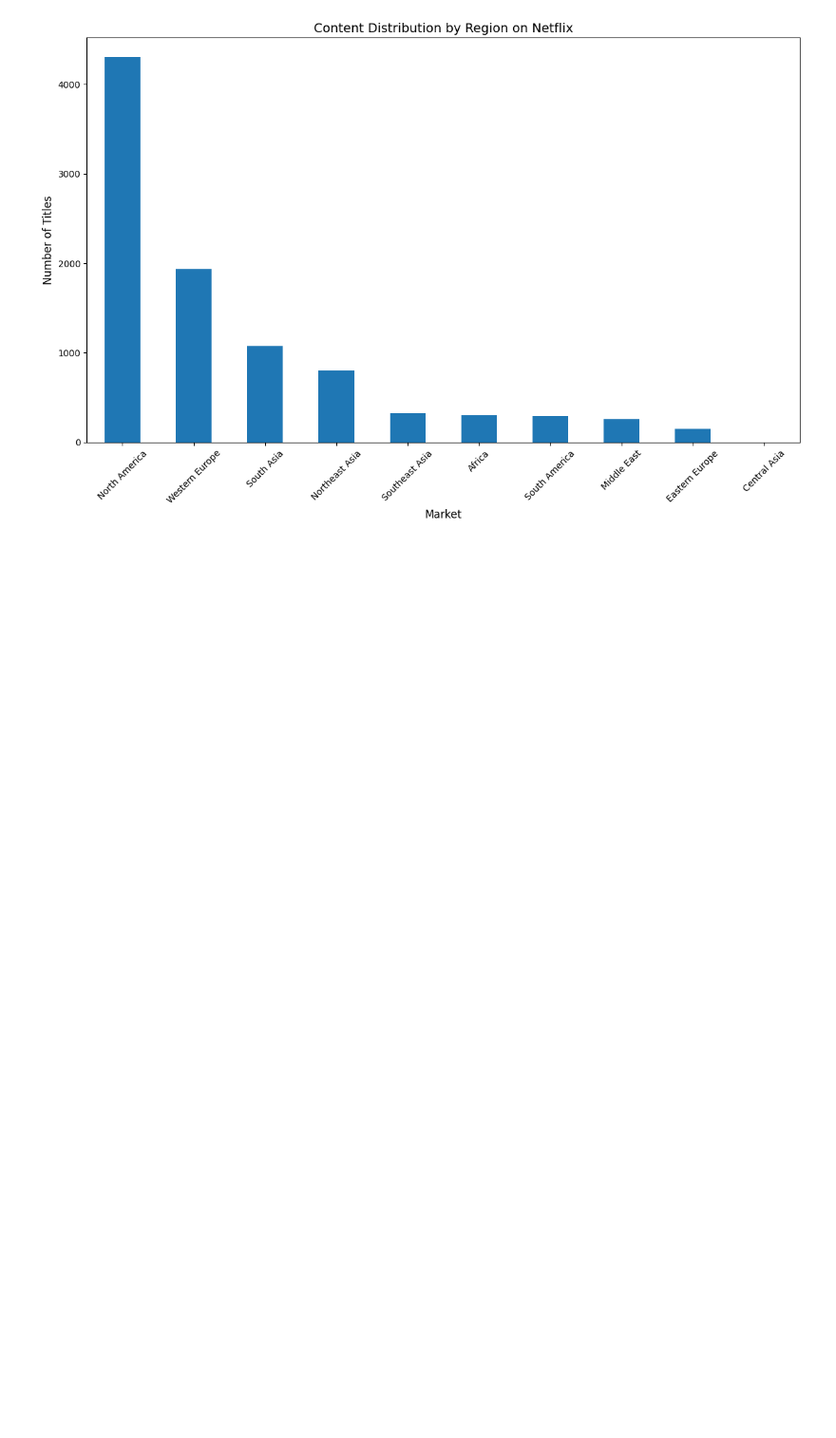
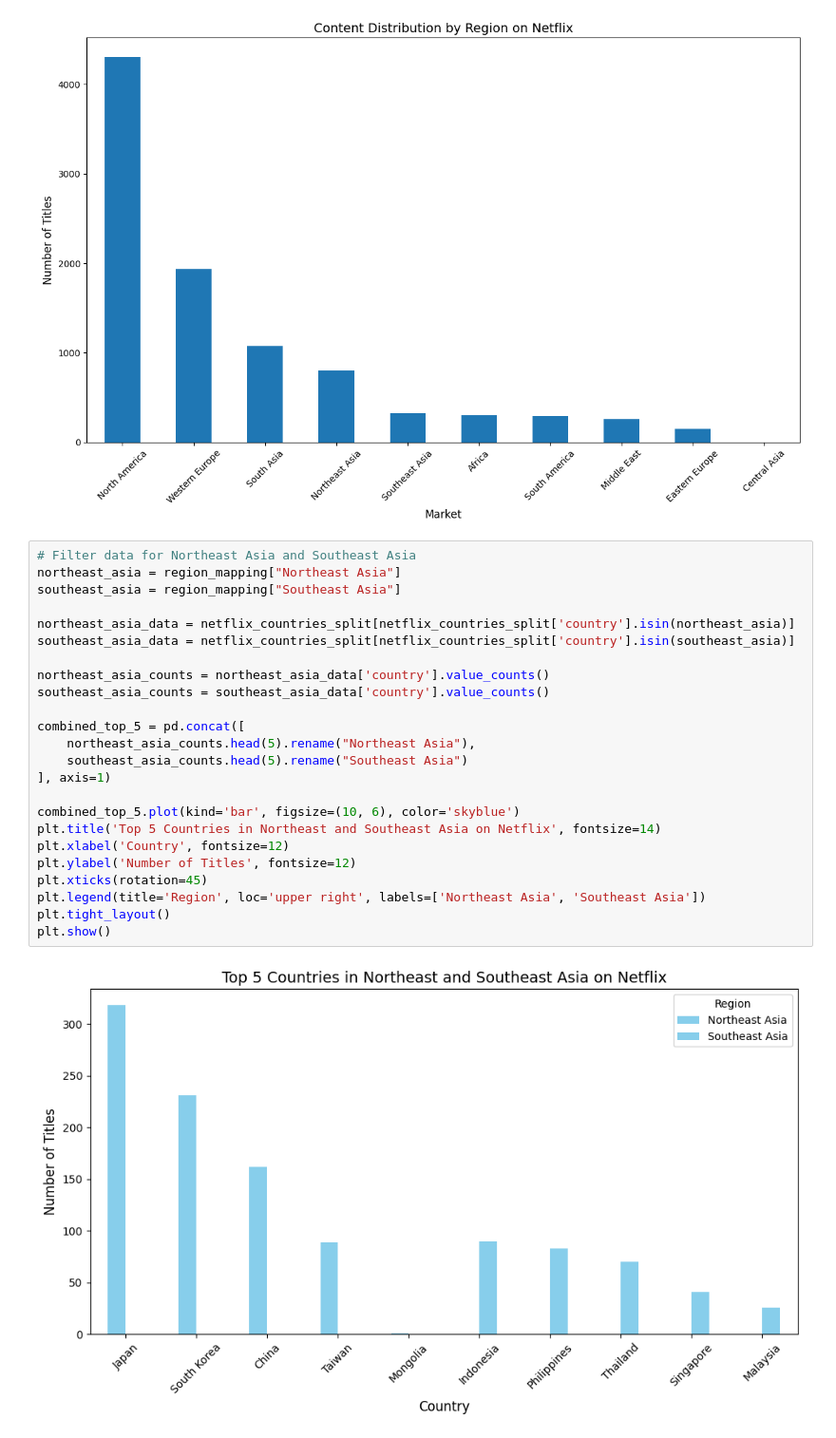
Before and after one commit to seungboAn/DATAthon, a Jupyter notebook: 김대환/joshworkspace.ipynb, the cells around one changed output. Shown at 95% size. Cells and saved outputs as stored; diff of their text form; blank space fills up the shorter version.

```diff
--- a/김대환/joshworkspace.ipynb
+++ b/김대환/joshworkspace.ipynb
@@ -124,3 +124,29 @@ plt.tight_layout()
 plt.show()
 # %% [output]
 [figure]
+# %%
+# Filter data for Northeast Asia and Southeast Asia
+northeast_asia = region_mapping["Northeast Asia"]
+southeast_asia = region_mapping["Southeast Asia"]
+
+northeast_asia_data = netflix_countries_split[netflix_countries_split['country'].isin(northeast_asia)]
+southeast_asia_data = netflix_countries_split[netflix_countries_split['country'].isin(southeast_asia)]
+
+northeast_asia_counts = northeast_asia_data['country'].value_counts()
+southeast_asia_counts = southeast_asia_data['country'].value_counts()
+
+combined_top_5 = pd.concat([
+    northeast_asia_counts.head(5).rename("Northeast Asia"),
+    southeast_asia_counts.head(5).rename("Southeast Asia")
+], axis=1)
+
+combined_top_5.plot(kind='bar', figsize=(10, 6), color='skyblue')
+plt.title('Top 5 Countries in Northeast and Southeast Asia on Netflix', fontsize=14)
+plt.xlabel('Country', fontsize=12)
+plt.ylabel('Number of Titles', fontsize=12)
+plt.xticks(rotation=45)
+plt.legend(title='Region', loc='upper right', labels=['Northeast Asia', 'Southeast Asia'])
+plt.tight_layout()
+plt.show()
+# %% [output]
+[figure, added]
```
Also changed, not shown: 1 other file.
